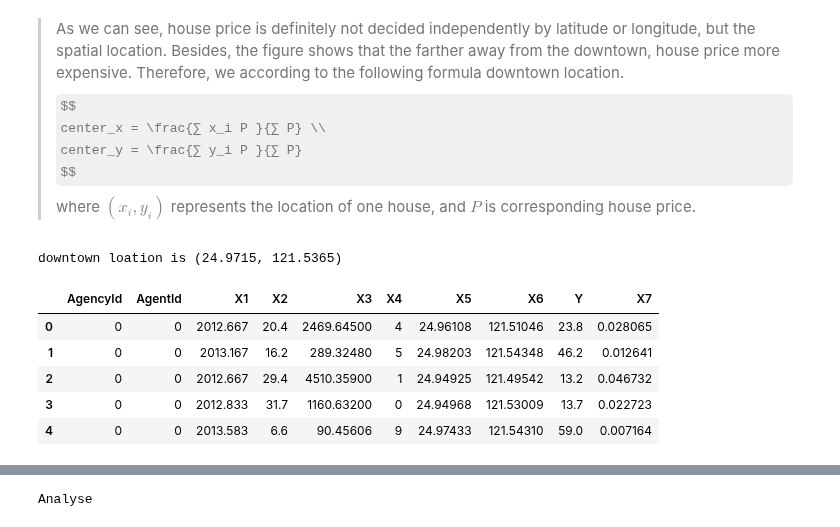
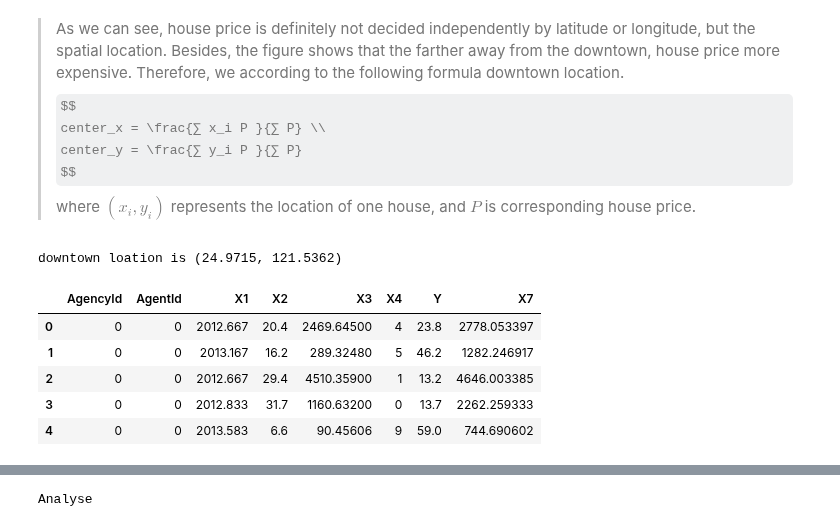
Before and after one commit to For-Chance/CourseOfConstructionInformation, a Jupyter notebook: FinalTask/solution.ipynb, the cells around one changed output, grey strips where cells are left out. Drawn from its saved outputs; the diff is of its cells as text; code cells hidden in the pictures; some formulas as TeX source.

```diff
--- a/FinalTask/solution.ipynb
+++ b/FinalTask/solution.ipynb
@@ -56,17 +42,0 @@ df.head()
-# %%
-# Removed outliers
-mean, std = df.mean(), df.std()
-cut_off = std * 3
-lower, upper = mean - cut_off, mean + cut_off
-
-df = df[(df['X1'] > lower['X1']) & (df['X1'] < upper['X1'])]
-df = df[(df['X2'] > lower['X2']) & (df['X2'] < upper['X2'])]
-df = df[(df['X3'] > lower['X3']) & (df['X3'] < upper['X3'])]
-df = df[(df['X4'] > lower['X4']) & (df['X4'] < upper['X4'])]
-df = df[(df['X5'] > lower['X5']) & (df['X5'] < upper['X5'])]
-df = df[(df['X6'] > lower['X6']) & (df['X6'] < upper['X6'])]
-df = df[(df['AgencyId'] > lower['AgencyId']) & (df['AgencyId'] < upper['AgencyId'])]
-df = df[(df['AgentId'] > lower['AgentId']) & (df['AgentId'] < upper['AgentId'])]
-
-df = df.reset_index(drop=True)
-df.head()
@@ -94,16 +69,17 @@ where $(x_i,y_i)$ represents the location of one house, and $P$ is corresponding
 # %%
 # define downtown location
 # and define the distance of each house with downtown as X7
 center_x = sum(df['X5'] * df['Y']) / df['Y'].sum()
 center_y = sum(df['X6'] * df['Y']) / df['Y'].sum()
-df['X7'] = ((df['X5']-center_x)**2+(df['X6']-center_y)**2)**0.5
+df['X7'] = ((df['X5']-center_x)**2+(df['X6']-center_y)**2)**0.5 * 100000    # A unit of longitude is about 100 km
+df = df.drop(columns=['X5', 'X6'])
 print(f'downtown loation is ({center_x:.4f}, {center_y:.4f})')
 df.head()
 # %% [output]
-downtown loation is (24.9715, 121.5365)
+downtown loation is (24.9715, 121.5362)
-|  | AgencyId | AgentId | X1 | X2 | X3 | X4 | X5 | X6 | Y | X7 |
-| 0 | 0 | 0 | 2012.667 | 20.4 | 2469.64500 | 4 | 24.96108 | 121.51046 | 23.8 | 0.028065 |
-| 1 | 0 | 0 | 2013.167 | 16.2 | 289.32480 | 5 | 24.98203 | 121.54348 | 46.2 | 0.012641 |
-| 2 | 0 | 0 | 2012.667 | 29.4 | 4510.35900 | 1 | 24.94925 | 121.49542 | 13.2 | 0.046732 |
-| 3 | 0 | 0 | 2012.833 | 31.7 | 1160.63200 | 0 | 24.94968 | 121.53009 | 13.7 | 0.022723 |
-| 4 | 0 | 0 | 2013.583 | 6.6 | 90.45606 | 9 | 24.97433 | 121.54310 | 59.0 | 0.007164 |
+|  | AgencyId | AgentId | X1 | X2 | X3 | X4 | Y | X7 |
+| 0 | 0 | 0 | 2012.667 | 20.4 | 2469.64500 | 4 | 23.8 | 2778.053397 |
+| 1 | 0 | 0 | 2013.167 | 16.2 | 289.32480 | 5 | 46.2 | 1282.246917 |
+| 2 | 0 | 0 | 2012.667 | 29.4 | 4510.35900 | 1 | 13.2 | 4646.003385 |
+| 3 | 0 | 0 | 2012.833 | 31.7 | 1160.63200 | 0 | 13.7 | 2262.259333 |
+| 4 | 0 | 0 | 2013.583 | 6.6 | 90.45606 | 9 | 59.0 | 744.690602 |
```
Also changed, not shown: parts of 19 cells of this notebook.
